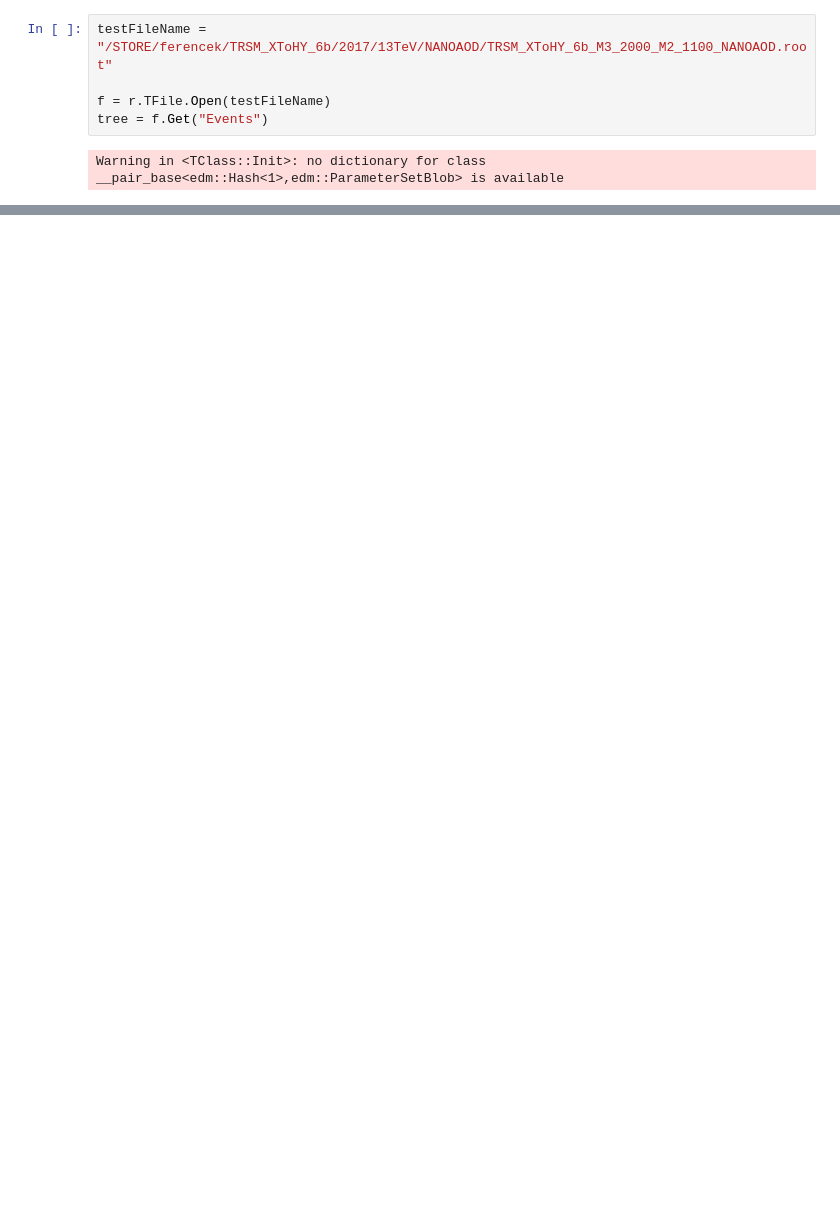
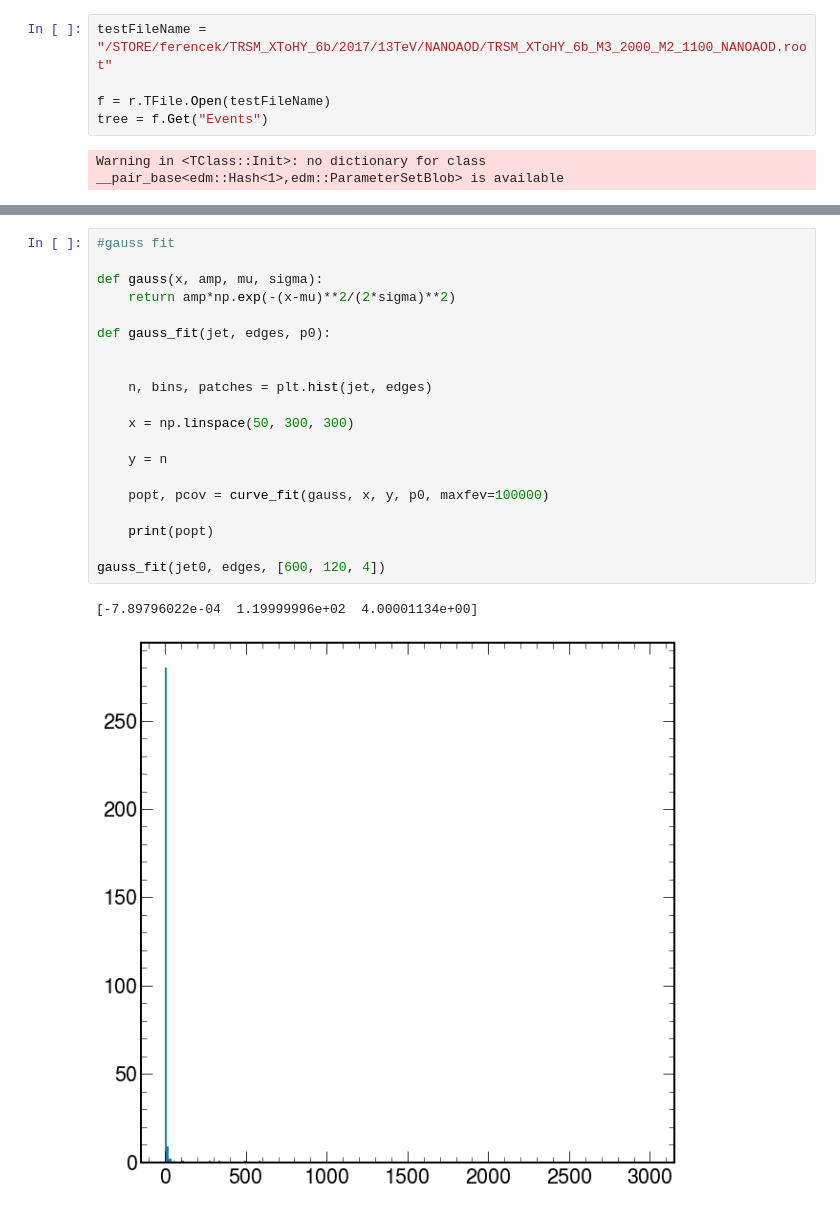
Before and after one commit to mroguljic/H3PO_Autumn, a Jupyter notebook: notebooks/Single_jets.ipynb, the cells around one changed output, grey strips where cells are left out. Saved outputs shown, nothing was run; the diff lists cells and outputs as text; blank space fills up the shorter version.

```diff
--- a/notebooks/Single_jets.ipynb
+++ b/notebooks/Single_jets.ipynb
@@ -73,0 +83,23 @@ plt.legend(loc='best')
+# %%
+#gauss fit
+
+def gauss(x, amp, mu, sigma):
+    return amp*np.exp(-(x-mu)**2/(2*sigma)**2)
+
+def gauss_fit(jet, edges, p0):
+
+
+    n, bins, patches = plt.hist(jet, edges)
+
+    x = np.linspace(50, 300, 300)
+
+    y = n
+
+    popt, pcov = curve_fit(gauss, x, y, p0, maxfev=100000)
+
+    print(popt)
+
+gauss_fit(jet0, edges, [600, 120, 4])
+# %% [output]
+[-7.89796022e-04  1.19999996e+02  4.00001134e+00]
+[figure, added]
```
Also changed, not shown: parts of 4 cells of this notebook.
